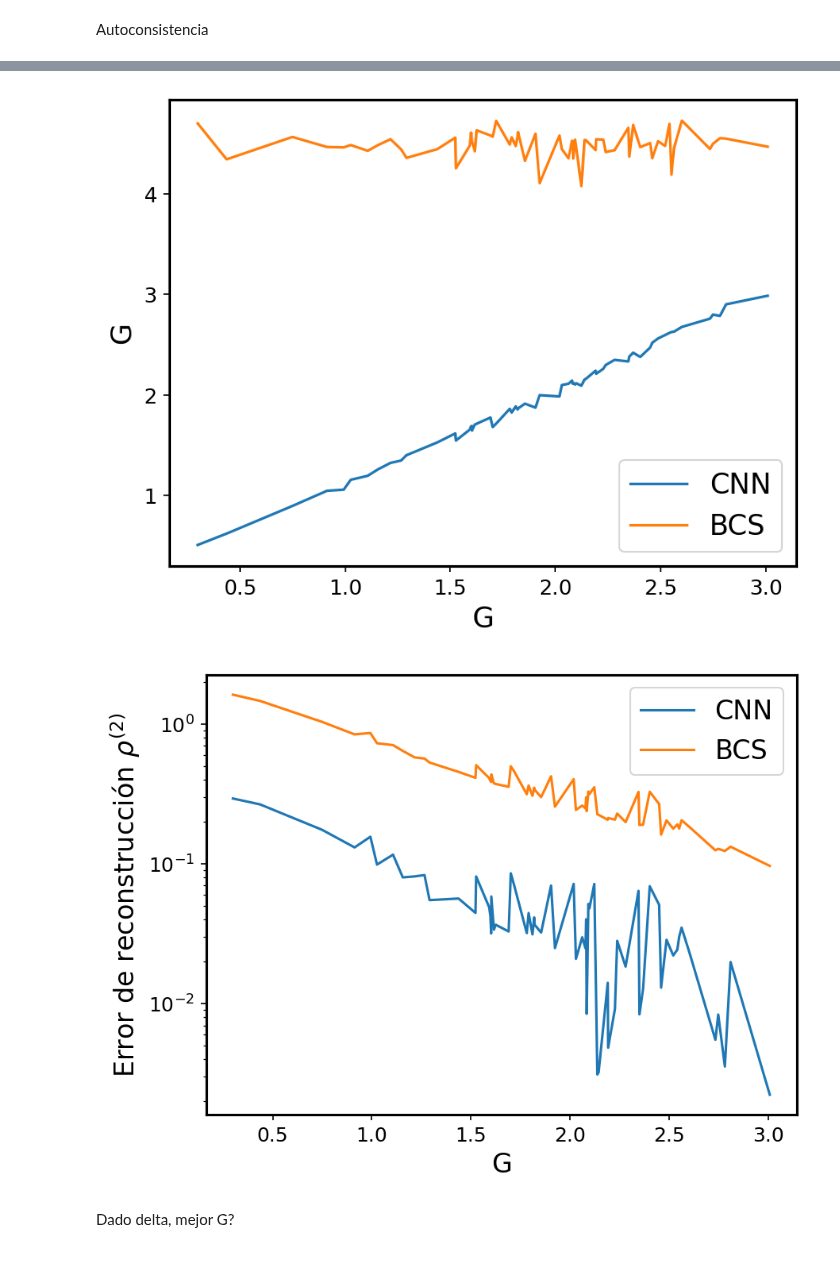
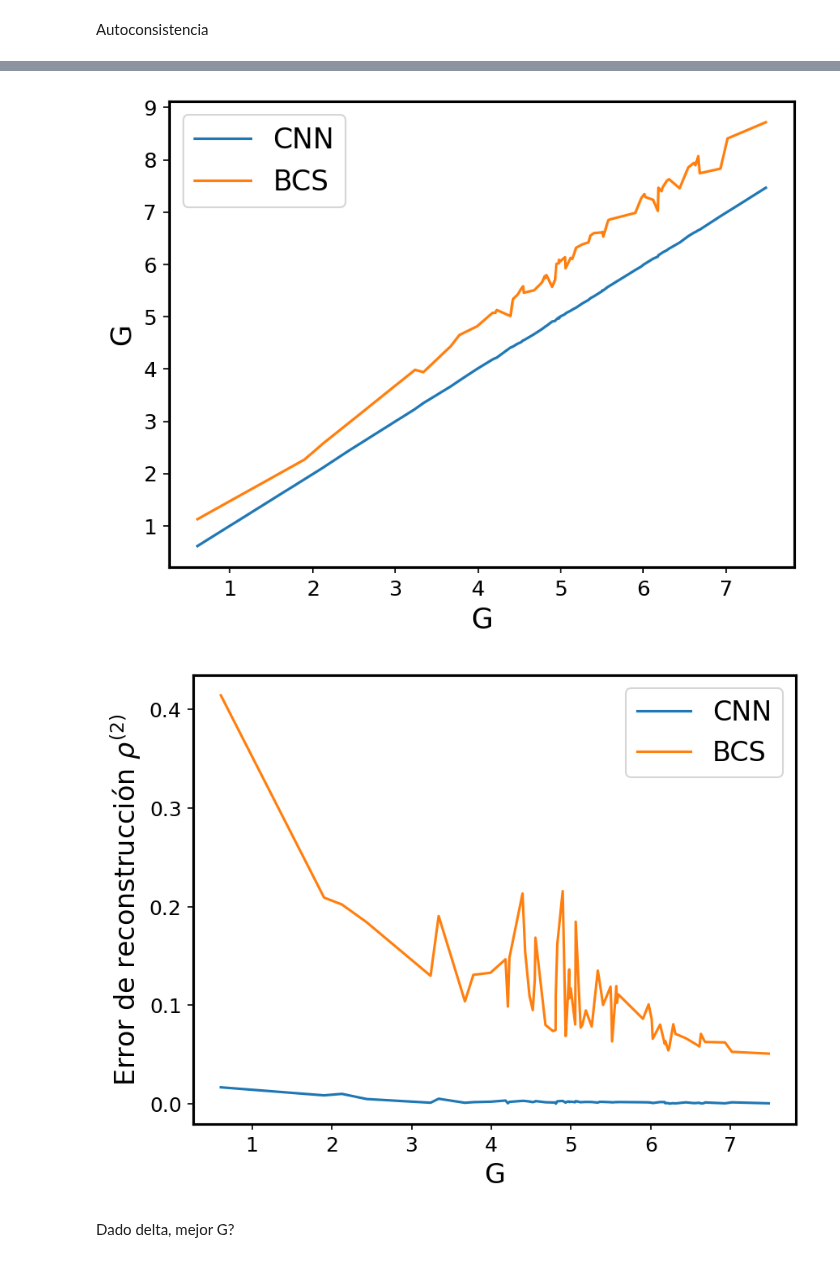
Before and after one commit to aguschanchu/FermionicML, a Jupyter notebook: FermionicML_thermal_2body.ipynb, the cells around one changed output, grey strips where cells are left out. Cells and saved outputs as stored; diff of their text form; code cells hidden in the pictures.

Commit message:
energ calculation fixed

```diff
--- a/FermionicML_thermal_2body.ipynb
+++ b/FermionicML_thermal_2body.ipynb
@@ -372,8 +422,8 @@ def two_body_hamiltonian_sp(basis, energy_seed, int_mat, rho_1_arrays, rho_2_arr
 
     # SECCIÓN INTERACCIÓN
     ## Utilizar los rho_2_arrays correspondientes a los operadores a utilizar (ej, const => rho2_kkbar_arrays)
-    diagonal = np.einsum('ijk,ijk->ijk', int_mat, np.eye(int_mat.shape[-1])[np.newaxis,::])
-    int_mat = int_mat + np.transpose(int_mat, axes=(0,2,1)) - diagonal
+    #diagonal = np.einsum('ijk,ijk->ijk', int_mat, np.eye(int_mat.shape[-1])[np.newaxis,::])
+    #int_mat = (int_mat + np.transpose(int_mat, axes=(0,2,1)) - diagonal) / 2
     int_mat = sparse.COO.from_numpy(int_mat)
 
     ## Preparamos las dimensiones y multiplicamos
@@ -1034,10 +1084,10 @@ def create_g_loss(g_gen):
 # %% [markdown]
 ## Main exe
 # %%
-num_samples = 10000
+num_samples = 100000
 h_type = 'vect'
 g_init = 0.01
-g_stop = 2.5
+g_stop = 5
 state_type = 'gs'
 input_type = 'rho2kkbar'
 include_energy = True
@@ -1049,11 +1099,11 @@ res = 1 # Resolución de la topología de la red (a mayor res, más parámetros)
 
 # Inicialización de Ray
 ray.shutdown()
-ray.init()
+ray.init(num_cpus=64)
 rho_1_arrays_ref = ray.put(rho_1_arrays)
 rho_2_arrays_ref = ray.put(rho_2_arrays)
 rho_2_kkbar_arrays_ref = ray.put(rho_2_kkbar_arrays)
-k_indices_ref = ray.put(k_indices)
+k_indices_ref = ray.put(None)
 rho_2_block_arrays_ref = ray.put(rho_2_block_arrays)
 
 
@@ -1280,7 +1332,8 @@ def DeltaCalculator(delta_k, m = basis.m, state_type = 'gs', beta = 0, energ = u
     """
     Precomputamos todas las constantes asociadas a delta_k, dado este
     """
-    delta_k = np.concatenate((delta_k, np.flip(delta_k))) # impongo simetría
+    if len(delta_k) == m//2:
+        delta_k = np.concatenate((delta_k, np.flip(delta_k))) # impongo simetría
     sq = np.array([np.sqrt(energ[k]**2+delta_k[k]**2) for k in range(m)])
     vk = np.array([np.sqrt(1/2 * (1 - energ[k]/sq[k])) for k in range(m)])
     uk = np.array([np.sqrt(1/2 * (1 + energ[k]/sq[k])) for k in range(m)])
@@ -1327,8 +1380,9 @@ def delta_energ(delta_k, m = basis.m, state_type = 'gs', beta = beta):
     """
     Calcula la energía en funcion de delta
     """
-    delta_k = np.concatenate((delta_k, np.flip(delta_k)))
     ukvk, vksq, fk, sq = DeltaCalculator(delta_k, m, state_type, beta)
+    if len(delta_k) == m//2:
+        delta_k = np.concatenate((delta_k, np.flip(delta_k)))
     h0 = np.sum([2*energ[k]*vksq[k] for k in range(basis.m)])
     hi = np.sum([delta_k[k]**2/(2*sq[k])*(1-2*fk[k]) for k in range(basis.m)])
 
@@ -1338,17 +1392,15 @@ def rho_dist(rho_init, delta_k, m = basis.m, state_type = 'gs', beta = beta, ene
     rho_term = np.linalg.norm(bcs_deltak_rho(delta_k, basis.m, state_type, beta)-rho_init, ord='fro')
     energ_term = np.abs(delta_energ(delta_k, basis.m, state_type, beta)-energy) if energy is not None else 0
     smoothness_term = np.sum(np.diff(delta_k)**2)
-
-    delta_extended = np.concatenate((delta_k, np.flip(delta_k)))  # assuming symmetry
-    gap_ratio_sq = np.sum((delta_extended / energ)**2)
+    gap_ratio_sq = np.sum((delta_k / np.flip(energ[:m//2]))**2)
 
     if debug:
         print(f'rho_term {rho_term}')
-        print(f'energ_term {0.05 * energ_term}')
+        print(f'energ_term {0.01 * energ_term}')
         print(f'smoothness_term {0.01 * smoothness_term}')
-        print(f'gap_ratio_sq {0.005 * gap_ratio_sq}')
+        print(f'gap_ratio_sq {0.0001 * gap_ratio_sq}')
 
-    return rho_term + 0 * 0.05 * energ_term #+ 0.01 * smoothness_term + 0.005 * gap_ratio_sq
+    return rho_term + 0.01 * energ_term + 0.01 * smoothness_term + 0.0001 * gap_ratio_sq
 
 def initialize_from_rho(rho_target, m, energ=energ):
     """
@@ -1371,7 +1423,7 @@ def bcs_rho_g(rho_init, m=basis.m, state_type='gs', beta = beta, h_type='vect',
     x0_delta = initialize_from_rho(rho_init, m, energ)
     minimizer_kwargs = {
         'method': 'L-BFGS-B',
-        'bounds': [(0, 10)] * (m//2),
+        'bounds': [(0, 50)] * (m//2),
         'options': {'ftol': 1e-10, 'maxiter': 2000},
     }
 
@@ -1386,10 +1438,10 @@ def bcs_rho_g(rho_init, m=basis.m, state_type='gs', beta = beta, h_type='vect',
 
     # Ya con delta, minimizamos autoconsistencia para encontrar g
     g_dist = lambda g: bcs_opti_cost(g, delta_o, basis.m, state_type=state_type, beta=beta, h_type=h_type)
-    x0_g = np.random.uniform(g_init, g_stop*1.5, size=g_gen.label_size())
+    x0_g = np.random.uniform(g_init, g_stop*2, size=g_gen.label_size())
     minimizer_kwargs_g = {
         'method': 'L-BFGS-B',
-        'bounds': [(g_init,g_stop*1.5)]*g_gen.label_size()
+        'bounds': [(g_init,g_stop*2)]*g_gen.label_size()
     }
     optig = scipy.optimize.basinhopping(
         g_dist,
@@ -1421,7 +1473,7 @@ def recursive_delta(gex, state_type = 'gs', beta = beta, h_type = 'vect'):
 # %% [markdown]
 Autoconsistencia
 # %%
-#idx = np.random.randint(0,gpu_batch_size)
+idx = np.random.randint(0,gpu_batch_size)
 #idx = 8
 
 # Cargamos los valores
@@ -1498,7 +1547,7 @@ ray.shutdown()
 ray.init()
 @ray.remote
 def parallel_bcs_task(rho_i, m, state_type, beta, h_type, energy):
-    return bcs_rho_g(rho_init, m, state_type, beta, h_type, energy, just_delta = False)[0]
+    return bcs_rho_g(rho_i, m, state_type, beta, h_type, energy, just_delta = False)[0]
 
 rho_actual = input_data[0].numpy()[g_ids]
 futures = [parallel_bcs_task.remote(rho_actual[i], basis.m, state_type, beta, h_type, energy_sort[i]) for i in range(gpu_batch_size)]
@@ -1534,7 +1583,7 @@ plt.show()
 rho_reconstruction_error = lambda g: np.linalg.norm(rho_actual-rho_reconstruction(g, h_type, state_type, input_type),axis=(1,2))
 plt.plot(norm(g_true_sort), rho_reconstruction_error(predictions_sort), label='CNN')
 plt.plot(norm(g_true_sort), rho_reconstruction_error(g_delta), label='BCS')
-plt.yscale("log")
+#plt.yscale("log")
 plt.xlabel("G")
 plt.ylabel(r"Error de reconstrucción $\rho^{(2)}$")
 plt.legend()
@@ -1567,5 +1629,5 @@ plt.show()
-[figure, old version]
+[figure, new version]
-[figure, old version]
+[figure, new version]
 # %%
 (rho_actual-rho_reconstruction(predictions_sort, h_type, state_type)).shape
 # %%
```
Also changed, not shown: parts of 9 cells of this notebook.
